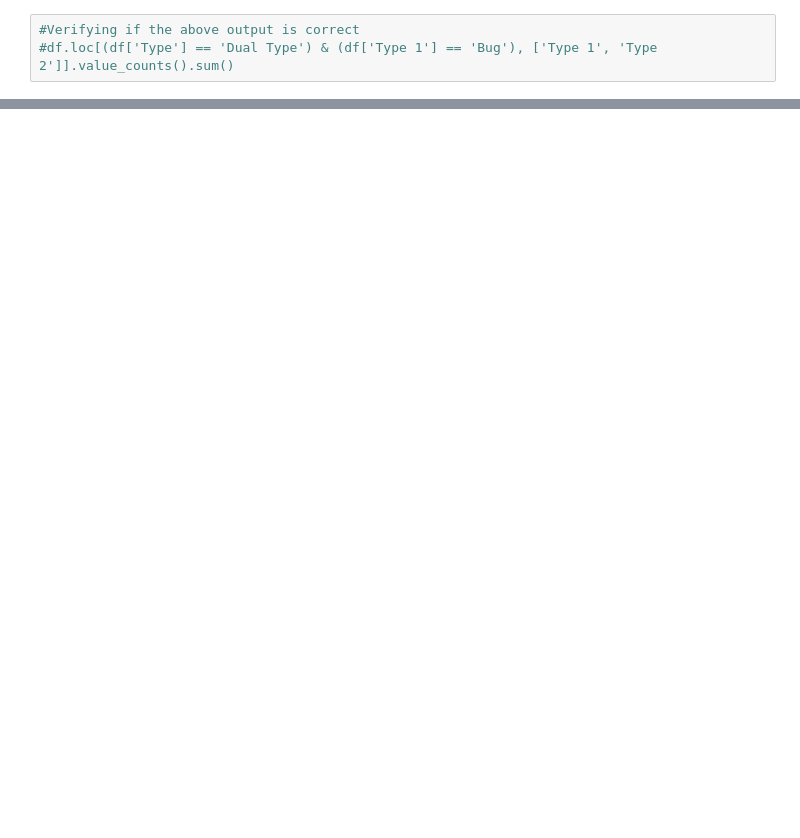
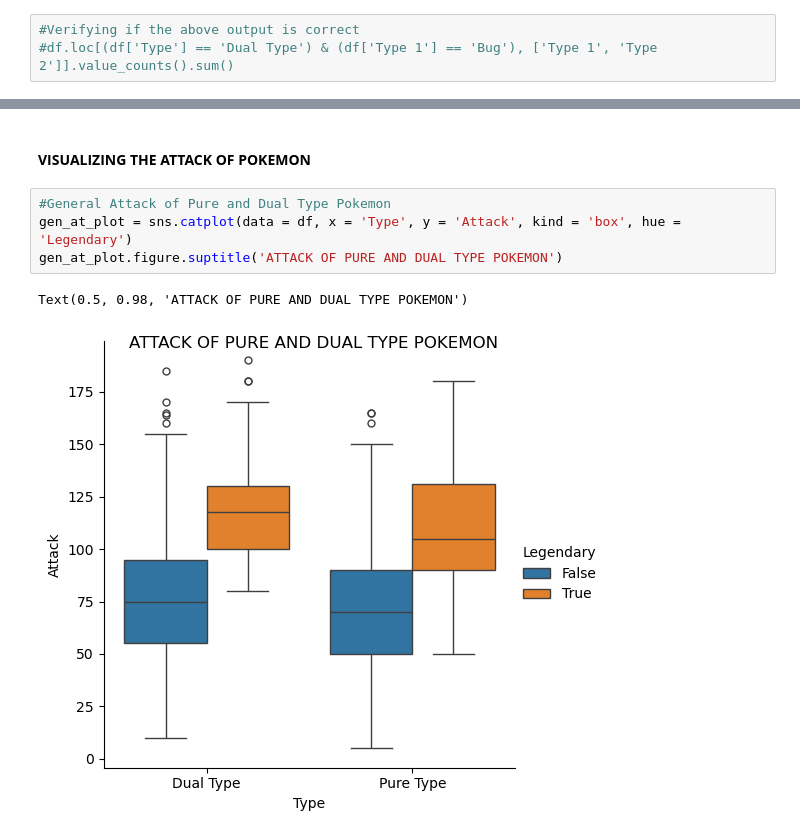
Before and after one commit to r-taeja/Data-Science, a Jupyter notebook: Pokemon/pokemon.ipynb, the cells around one changed output, grey strips where cells are left out. Saved outputs shown, nothing was run; the diff lists cells and outputs as text; blank space fills up the shorter version.

```diff
--- a/Pokemon/pokemon.ipynb
+++ b/Pokemon/pokemon.ipynb
@@ -339,0 +311,9 @@ Name: count, dtype: int64
+# %% [markdown]
+#### **VISUALIZING THE ATTACK OF POKEMON**
+# %%
+#General Attack of Pure and Dual Type Pokemon
+gen_at_plot = sns.catplot(data = df, x = 'Type', y = 'Attack', kind = 'box', hue = 'Legendary')
+gen_at_plot.figure.suptitle('ATTACK OF PURE AND DUAL TYPE POKEMON')
+# %% [output]
+Text(0.5, 0.98, 'ATTACK OF PURE AND DUAL TYPE POKEMON')
+[figure, added]
```
Also changed, not shown: parts of 20 cells of this notebook.
